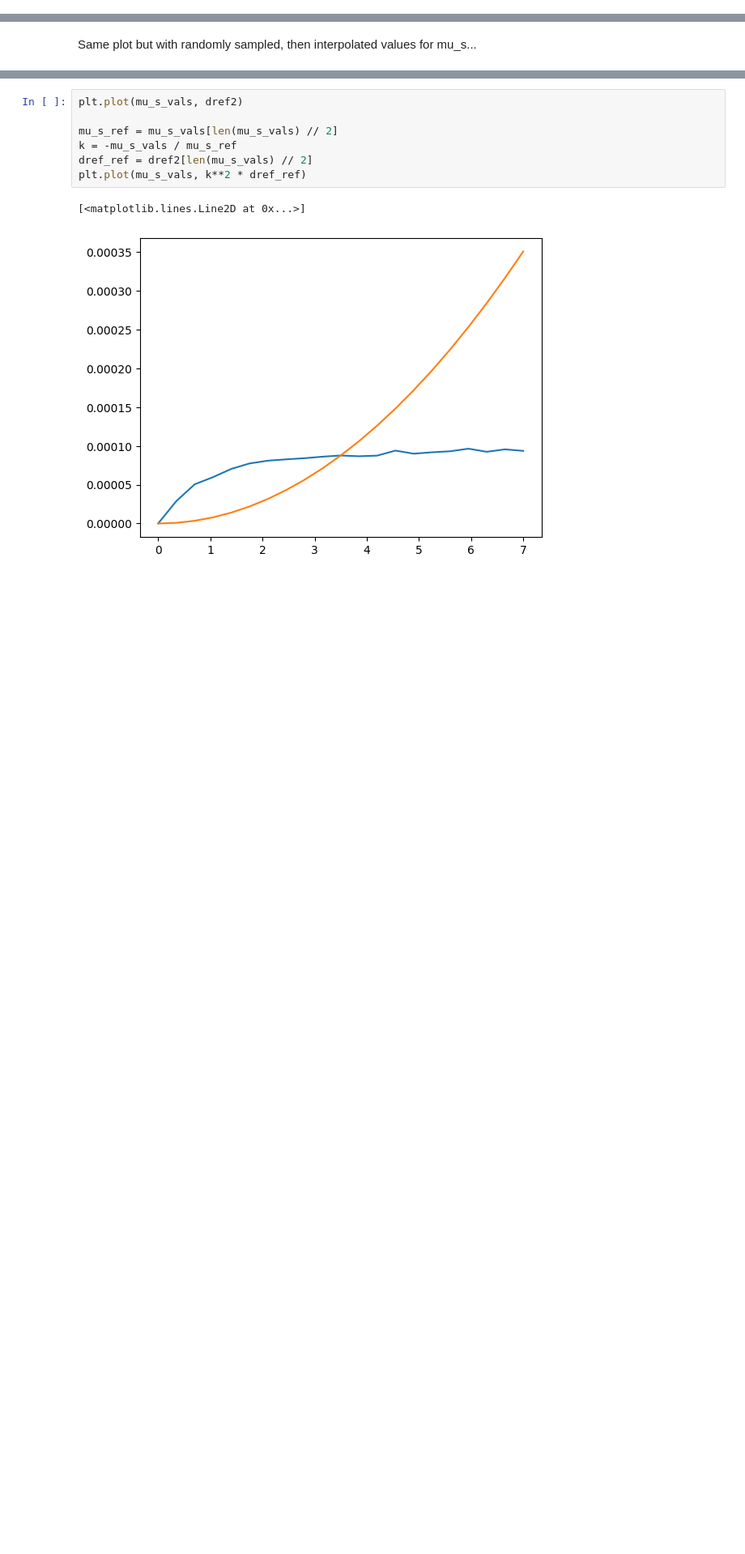
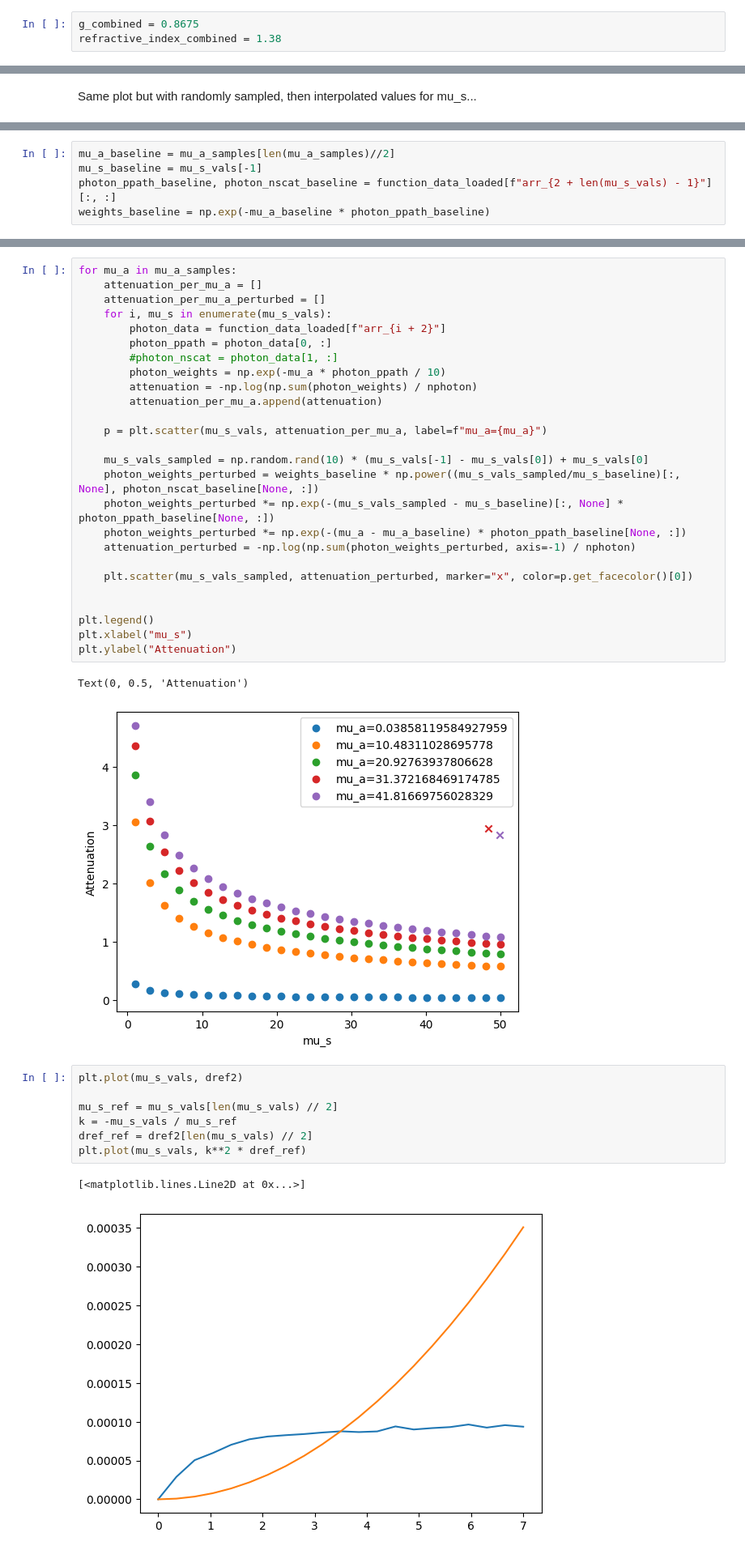
Before and after one commit to leonngl/hyperspectral-fit-idp, a Jupyter notebook: notebooks/generate_mcs_function_data.ipynb, the cells around one changed output, grey strips where cells are left out. Shown at 81% size. Saved outputs shown, nothing was run; the diff lists cells and outputs as text; blank space fills up the shorter version.

```diff
--- a/notebooks/generate_mcs_function_data.ipynb
+++ b/notebooks/generate_mcs_function_data.ipynb
@@ -85 +59,4 @@ os.makedirs(data_path.parent, exist_ok=True)
+# %%
+g_combined = 0.8675
+refractive_index_combined = 1.38
 # %%
@@ -195,0 +176,5 @@ Text(0, 0.5, 'Attenuation')
+# %%
+mu_a_baseline = mu_a_samples[len(mu_a_samples)//2]
+mu_s_baseline = mu_s_vals[-1]
+photon_ppath_baseline, photon_nscat_baseline = function_data_loaded[f"arr_{2 + len(mu_s_vals) - 1}"][:, :]
+weights_baseline = np.exp(-mu_a_baseline * photon_ppath_baseline)
@@ -196,3 +185,32 @@ Text(0, 0.5, 'Attenuation')
+# %%
+for mu_a in mu_a_samples:
+    attenuation_per_mu_a = []
+    attenuation_per_mu_a_perturbed = []
+    for i, mu_s in enumerate(mu_s_vals):
+        photon_data = function_data_loaded[f"arr_{i + 2}"]
+        photon_ppath = photon_data[0, :]
+        #photon_nscat = photon_data[1, :]
+        photon_weights = np.exp(-mu_a * photon_ppath / 10)
+        attenuation = -np.log(np.sum(photon_weights) / nphoton)
+        attenuation_per_mu_a.append(attenuation)
+
+    p = plt.scatter(mu_s_vals, attenuation_per_mu_a, label=f"mu_a={mu_a}")
+
+    mu_s_vals_sampled = np.random.rand(10) * (mu_s_vals[-1] - mu_s_vals[0]) + mu_s_vals[0]
+    photon_weights_perturbed = weights_baseline * np.power((mu_s_vals_sampled/mu_s_baseline)[:, None], photon_nscat_baseline[None, :])
+    photon_weights_perturbed *= np.exp(-(mu_s_vals_sampled - mu_s_baseline)[:, None] * photon_ppath_baseline[None, :])
+    photon_weights_perturbed *= np.exp(-(mu_a - mu_a_baseline) * photon_ppath_baseline[None, :])
+    attenuation_perturbed = -np.log(np.sum(photon_weights_perturbed, axis=-1) / nphoton)
+
+    plt.scatter(mu_s_vals_sampled, attenuation_perturbed, marker="x", color=p.get_facecolor()[0])
+
+
+plt.legend()
+plt.xlabel("mu_s")
+plt.ylabel("Attenuation")
+# %% [output]
+Text(0, 0.5, 'Attenuation')
+[figure, added]
 # %%
 plt.plot(mu_s_vals, dref2)
 
```
Also changed, not shown: parts of 20 cells of this notebook, 15 other files.
